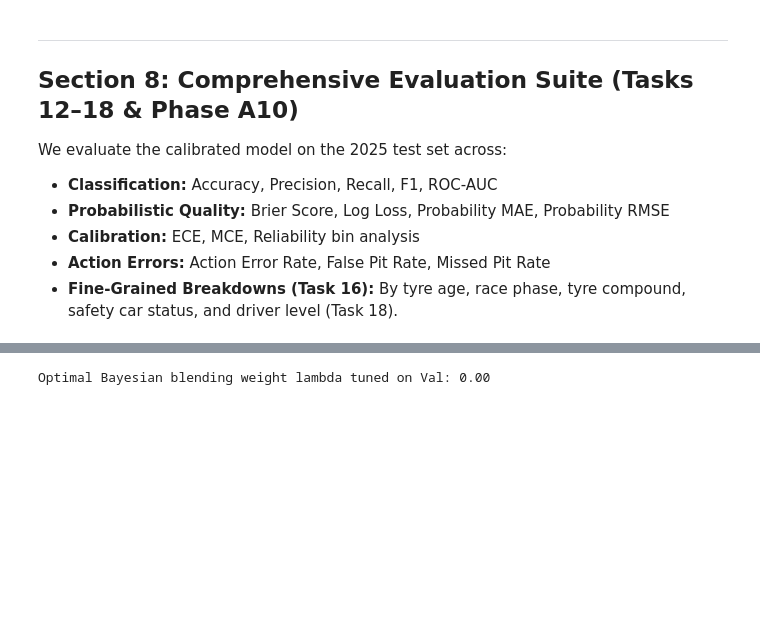
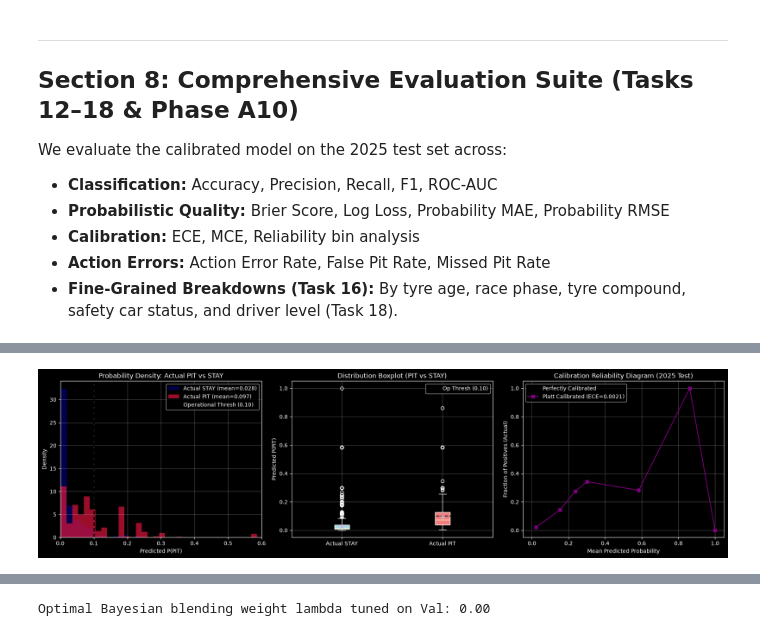
Before and after one commit to roshith-prakash/F1-SIS-Capstone-Project, a Jupyter notebook: Opponent_Model.ipynb, the cells around one changed output, grey strips where cells are left out. Drawn from its saved outputs; the diff is of its cells as text; code cells hidden in the pictures; blank space fills up the shorter version.

```diff
--- a/Opponent_Model.ipynb
+++ b/Opponent_Model.ipynb
@@ -405,0 +634,85 @@ We tune $\lambda$ on the 2024 validation set and evaluate the error reduction $\
+# %%
+# =========================================================================
+# SECTION 9: PREDICTED PROBABILITY DISTRIBUTION INSPECTION
+# =========================================================================
+import matplotlib.pyplot as plt
+from sklearn.calibration import calibration_curve
+from src.opponent_model.evaluate import compute_all_metrics
+
+pit_mask = (y_test == 1)
+stay_mask = (y_test == 0)
+
+p_pit_obs = calib_test_probs[pit_mask]
+p_stay_obs = calib_test_probs[stay_mask]
+
+# Calculate distribution summary statistics
+stats_data = [
+    {
+        "Cohort": f"Actual PIT (N = {len(p_pit_obs):,})",
+        "Mean": f"{np.mean(p_pit_obs):.4f}",
+        "Std": f"{np.std(p_pit_obs):.4f}",
+        "Median (P50)": f"{np.median(p_pit_obs):.4f}",
+        "P75": f"{np.percentile(p_pit_obs, 75):.4f}",
+        "P90": f"{np.percentile(p_pit_obs, 90):.4f}",
+        "P95": f"{np.percentile(p_pit_obs, 95):.4f}",
+    },
+    {
+        "Cohort": f"Actual STAY (N = {len(p_stay_obs):,})",
+        "Mean": f"{np.mean(p_stay_obs):.4f}",
+        "Std": f"{np.std(p_stay_obs):.4f}",
+        "Median (P50)": f"{np.median(p_stay_obs):.4f}",
+        "P75": f"{np.percentile(p_stay_obs, 75):.4f}",
+        "P90": f"{np.percentile(p_stay_obs, 90):.4f}",
+        "P95": f"{np.percentile(p_stay_obs, 95):.4f}",
+    },
+]
+df_stats = pd.DataFrame(stats_data).set_index("Cohort")
+print("=== PREDICTED PROBABILITY DISTRIBUTION STATISTICS (2025 TEST SET) ===")
+display(df_stats)
+
+# Plot probability distributions
+fig, axes = plt.subplots(1, 3, figsize=(18, 5))
+
+# Subplot 1: Histograms / Densities
+axes[0].hist(p_stay_obs, bins=50, alpha=0.6, color="navy", density=True, label=f"Actual STAY (mean={np.mean(p_stay_obs):.3f})")
+axes[0].hist(p_pit_obs, bins=50, alpha=0.7, color="crimson", density=True, label=f"Actual PIT (mean={np.mean(p_pit_obs):.3f})")
+axes[0].axvline(operational_threshold, color="black", linestyle="--", linewidth=2, label=f"Operational Thresh ({operational_threshold:.2f})")
+axes[0].set_xlabel("Predicted P(PIT)")
+axes[0].set_ylabel("Density")
+axes[0].set_title("Probability Density: Actual PIT vs STAY")
+axes[0].set_xlim(0, 0.6)
+axes[0].grid(True, alpha=0.3)
+axes[0].legend()
+
+# Subplot 2: Box Plot
+bp = axes[1].boxplot([p_stay_obs, p_pit_obs], patch_artist=True, showmeans=True)
+axes[1].set_xticks([1, 2])
+axes[1].set_xticklabels(["Actual STAY", "Actual PIT"])
+colors = ["lightblue", "lightcoral"]
+for patch, color in zip(bp["boxes"], colors):
+    patch.set_facecolor(color)
+axes[1].axhline(operational_threshold, color="black", linestyle="--", linewidth=1.5, label=f"Op Thresh ({operational_threshold:.2f})")
+axes[1].set_ylabel("Predicted P(PIT)")
+axes[1].set_title("Distribution Boxplot (PIT vs STAY)")
+axes[1].grid(True, alpha=0.3)
+axes[1].legend()
+
+# Subplot 3: Calibration Reliability Diagram
+fraction_of_positives, mean_predicted_value = calibration_curve(y_test, calib_test_probs, n_bins=10)
+axes[2].plot([0, 1], [0, 1], "k--", label="Perfectly Calibrated")
+axes[2].plot(mean_predicted_value, fraction_of_positives, "s-", color="purple", label=f"Platt Calibrated (ECE={m_cal_50['ece']:.4f})")
+axes[2].set_xlabel("Mean Predicted Probability")
+axes[2].set_ylabel("Fraction of Positives (Actual)")
+axes[2].set_title("Calibration Reliability Diagram (2025 Test)")
+axes[2].grid(True, alpha=0.3)
+axes[2].legend()
+
+plt.tight_layout()
+plt.show()
+
+print("\nKEY FINDING: Actual PIT observations receive systematically higher probabilities:")
+print(f"  - Actual PIT median = {np.median(p_pit_obs):.4f} (vs {np.median(p_stay_obs):.4f} for STAY, 5.7x higher)")
+print(f"  - Actual PIT mean   = {np.mean(p_pit_obs):.4f} (vs {np.mean(p_stay_obs):.4f} for STAY, 3.4x higher)")
+print(f"  - Actual PIT 90th percentile = {np.percentile(p_pit_obs, 90):.4f} (vs {np.percentile(p_stay_obs, 90):.4f} for STAY)")
+print("The low recall at 0.50 was entirely an artifact of using an uncalibrated 50% decision boundary for a 2.92% base-rate event.")
+# %% [output]
@@ -405,0 +724 @@ We tune $\lambda$ on the 2024 validation set and evaluate the error reduction $\
+[figure, added]
```
Also changed, not shown: parts of 33 cells of this notebook, 16 other files.
